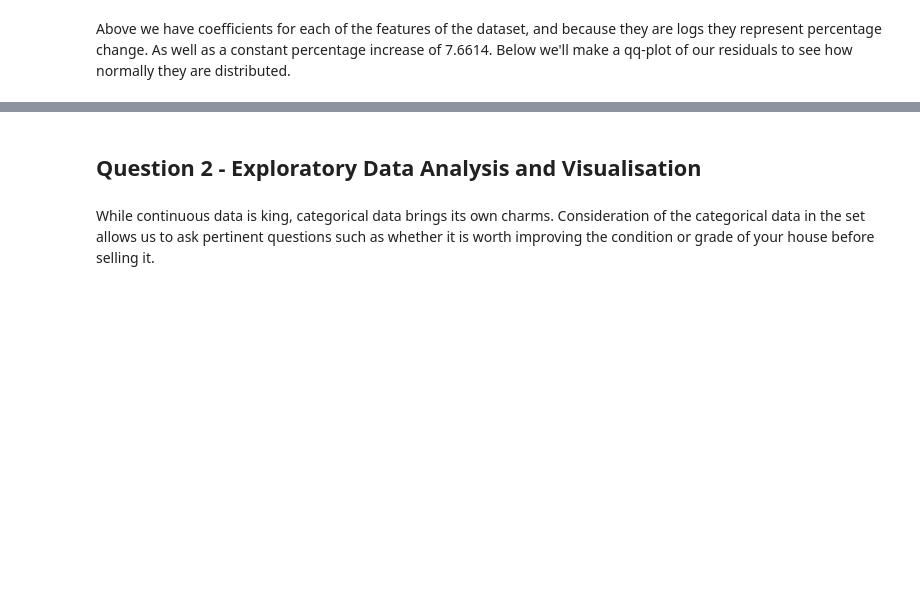
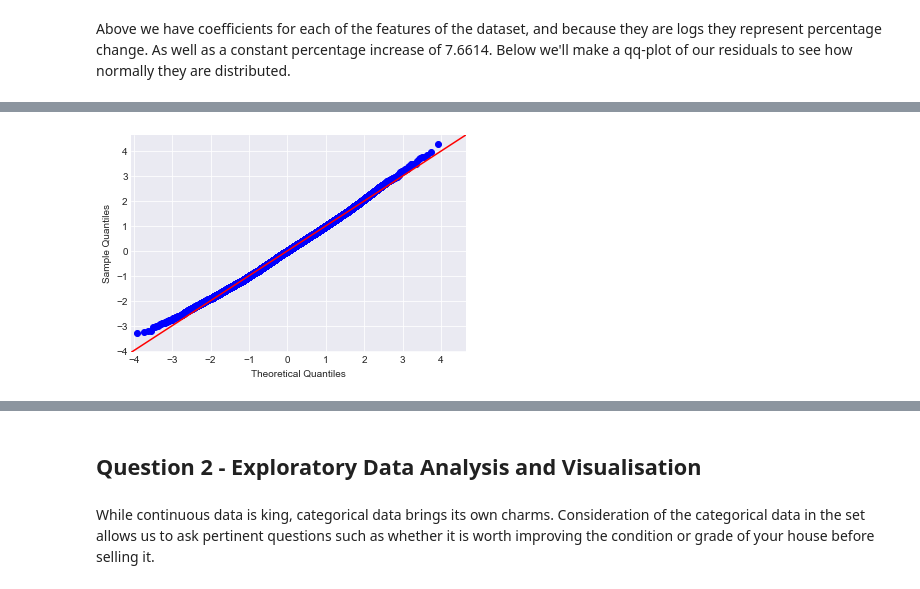
Before and after one commit to nismotie/Analysis-of-Seattle-Housing-Data, a Jupyter notebook: Questions and EDA.ipynb, the cells around one changed output, grey strips where cells are left out. Saved outputs shown, nothing was run; the diff lists cells and outputs as text; code cells hidden in the pictures; blank space fills up the shorter version.

Commit message:
updated model and rationale

```diff
--- a/Questions and EDA.ipynb
+++ b/Questions and EDA.ipynb
@@ -132,13 +147,9 @@ First we will make a model using our three parameters and assess its robustness.
+# %%
+y2 = df_sample['price_log']
+X2 = df_sample.loc[:,['grade', 'sqft_living_log', 'sqft_basement_dummy', 'sqft_living15_log', 'floors' ]]
 # %%
-# Setting our variables
-
-y = size_df['log_price']
-
-X = size_df.loc[:,['log_living', 'log_15', 'grade']]
-
-# Setting up the LEARNER
-X = sm.add_constant(X) #x is sqft_living
-model_sm = sm.OLS(y,X)
+X2 = sm.add_constant(X2) #x is sqft_living
+model_sm = sm.OLS(y2,X2)
 
 # Actually LEARNING
 results = model_sm.fit()
@@ -174,0 +212,18 @@ At either end of the quartiles, our residuals start to part with our normality l
+# %%
+y = df['price_log']
+X = df.loc[:,['grade', 'sqft_living_log', 'sqft_basement_dummy', 'sqft_living15_log', 'floors' ]]
+# %%
+X = sm.add_constant(X) #x is sqft_living
+model_sm = sm.OLS(y,X)
+
+# Actually LEARNING
+results = model_sm.fit()
+
+# Evaluating performance
+r2 = results.rsquared
+r2 = r2.round(2)
+print('R2 = {}'.format(r2))
+y_est = results.fittedvalues
+# # Understanding the LEARNED model
+est_b = results.params
+print(est_b.round(4))
@@ -174,0 +268,6 @@ At either end of the quartiles, our residuals start to part with our normality l
+# %%
+residuals = results.resid
+fig = sm.qqplot(residuals, line='45', fit=True)
+plt.show()
+# %% [output]
+[figure, added]
```
Also changed, not shown: parts of 44 cells of this notebook.
